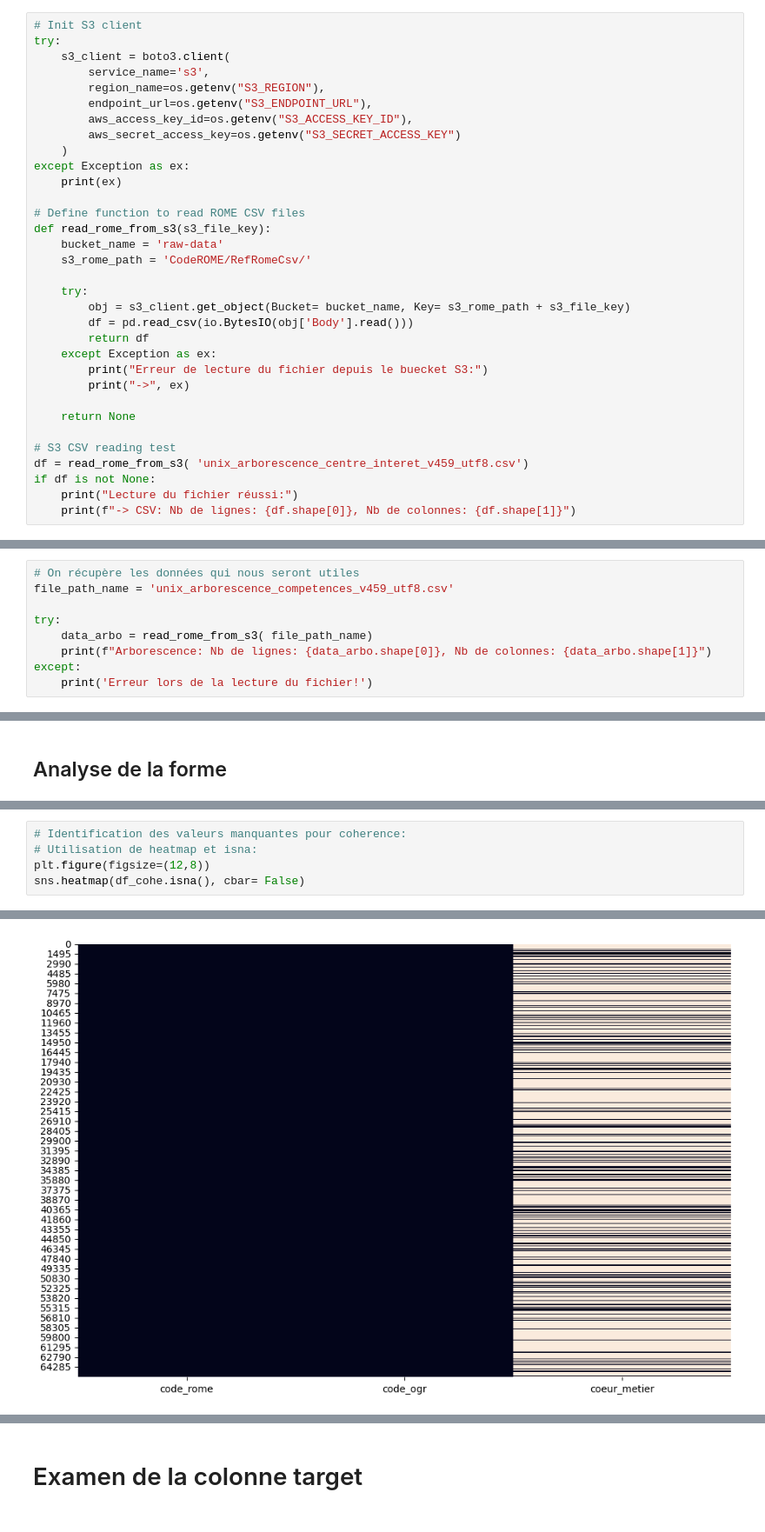
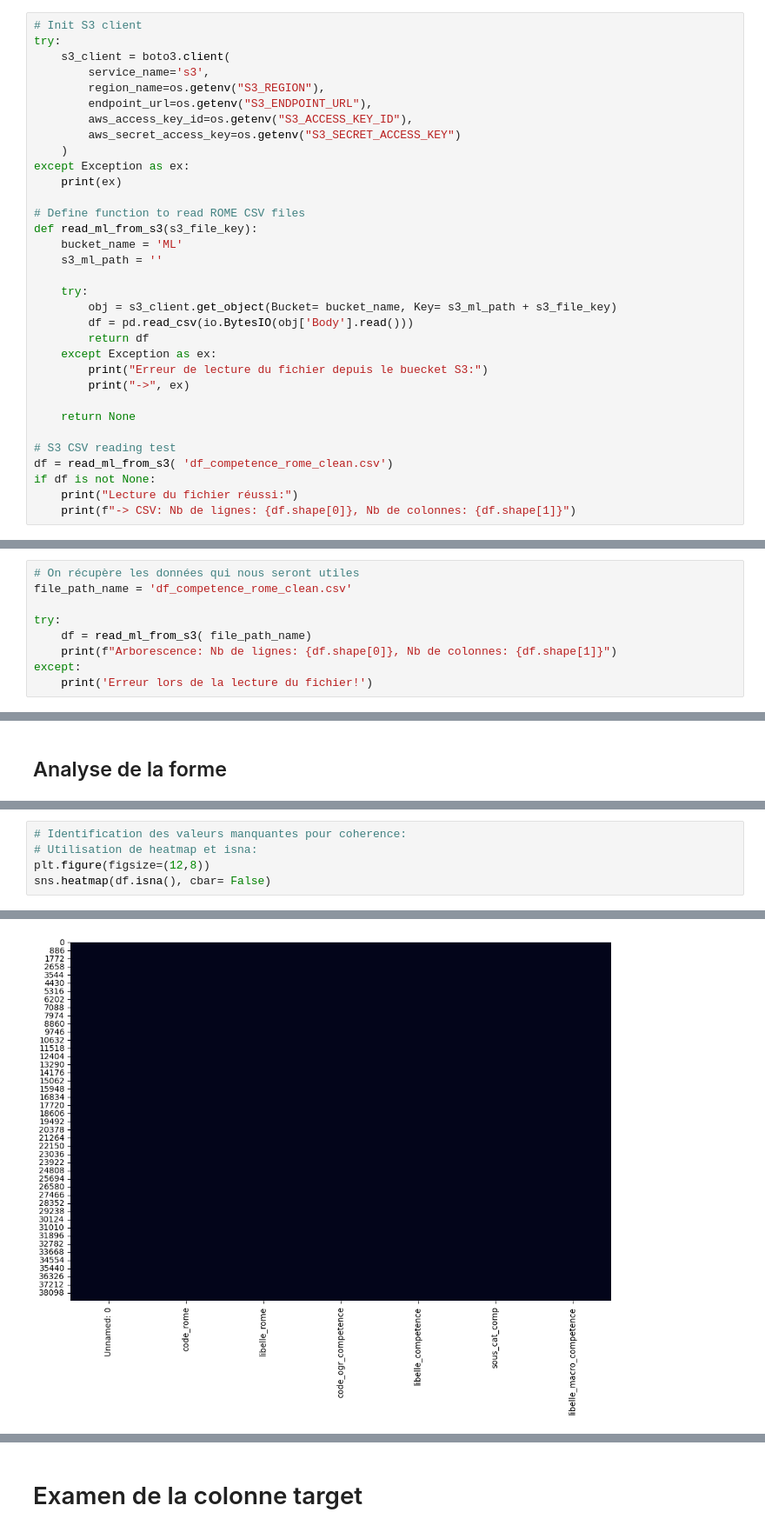
Before and after one commit to salphonse/Radar-Metier, a Jupyter notebook: script/ML/ML - EDA.ipynb, the cells around one changed output, grey strips where cells are left out. Shown: that part at 87% size. Drawn from its saved outputs; the diff is of its cells as text.

```diff
--- a/script/ML/ML - EDA.ipynb
+++ b/script/ML/ML - EDA.ipynb
@@ -248,12 +218,12 @@ except Exception as ex:
     print(ex)
 
 # Define function to read ROME CSV files
-def read_rome_from_s3(s3_file_key):
-    bucket_name = 'raw-data'
-    s3_rome_path = 'CodeROME/RefRomeCsv/'
+def read_ml_from_s3(s3_file_key):
+    bucket_name = 'ML'
+    s3_ml_path = ''
 
     try:
-        obj = s3_client.get_object(Bucket= bucket_name, Key= s3_rome_path + s3_file_key)
+        obj = s3_client.get_object(Bucket= bucket_name, Key= s3_ml_path + s3_file_key)
         df = pd.read_csv(io.BytesIO(obj['Body'].read()))
         return df
     except Exception as ex:
@@ -263,7 +233,7 @@ def read_rome_from_s3(s3_file_key):
     return None
 
 # S3 CSV reading test
-df = read_rome_from_s3( 'unix_arborescence_centre_interet_v459_utf8.csv')
+df = read_ml_from_s3( 'df_competence_rome_clean.csv')
 if df is not None:
     print("Lecture du fichier réussi:")
     print(f"-> CSV: Nb de lignes: {df.shape[0]}, Nb de colonnes: {df.shape[1]}")
@@ -273,10 +243,10 @@ Lecture du fichier réussi:
 # %%
 # On récupère les données qui nous seront utiles
-file_path_name = 'unix_arborescence_competences_v459_utf8.csv'
+file_path_name = 'df_competence_rome_clean.csv'
 
 try:
-    data_arbo = read_rome_from_s3( file_path_name)
-    print(f"Arborescence: Nb de lignes: {data_arbo.shape[0]}, Nb de colonnes: {data_arbo.shape[1]}")
+    df = read_ml_from_s3( file_path_name)
+    print(f"Arborescence: Nb de lignes: {df.shape[0]}, Nb de colonnes: {df.shape[1]}")
 except:
     print('Erreur lors de la lecture du fichier!')
 # %% [output]
@@ -481,10 +300,10 @@ Name: count, dtype: int64
 # %%
 # Identification des valeurs manquantes pour coherence:
 # Utilisation de heatmap et isna:
 plt.figure(figsize=(12,8))
-sns.heatmap(df_cohe.isna(), cbar= False)
+sns.heatmap(df.isna(), cbar= False)
 # %% [output]
 <Axes: >
-[figure, old version]
+[figure, new version]
 # %%
 # Taux de valeur nulles pour coherence:
```
Also changed, not shown: parts of 56 cells of this notebook.
